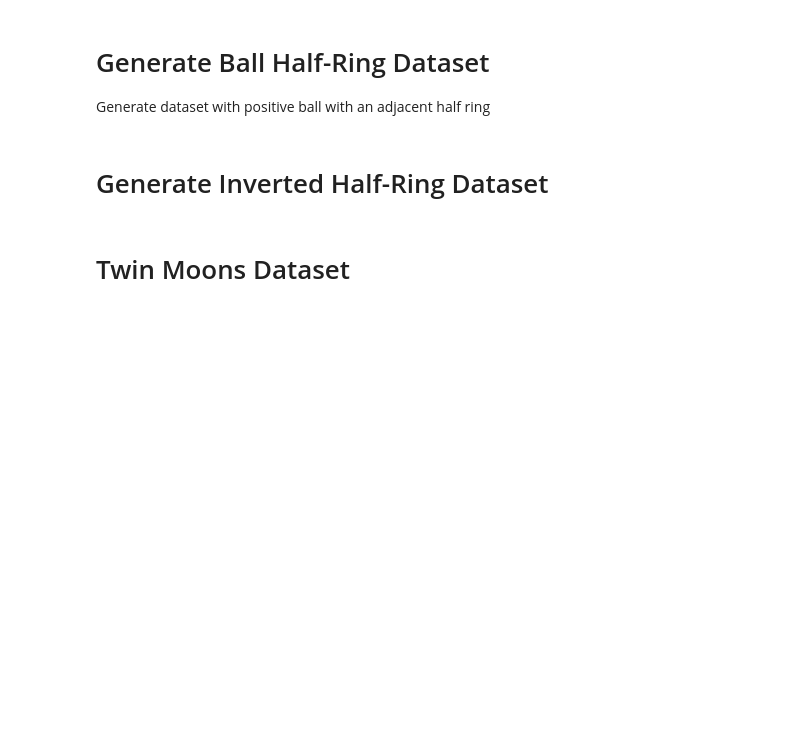
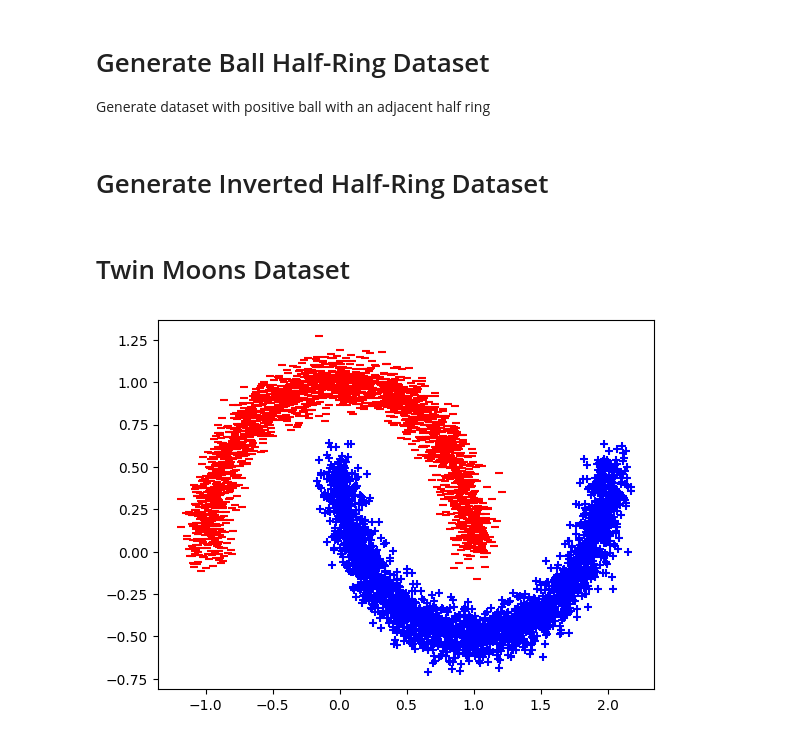
Before and after one commit to Justme21/strategic_classification_framework, a Jupyter notebook: data_tools/dataset_generation copy.ipynb, the cells around one changed output. Cells and saved outputs as stored; diff of their text form; code cells hidden in the pictures; blank space fills up the shorter version.

```diff
--- a/data_tools/dataset_generation copy.ipynb
+++ b/data_tools/dataset_generation copy.ipynb
@@ -177,10 +177,33 @@ from sklearn.datasets import make_moons
 
 N = 5000
 
-X, Y = make_moons(n_samples=N, noise=0.2, random_state=SEED)
+#X, Y = make_moons(n_samples=N, noise=0.2, random_state=SEED)
+X, Y = make_moons(n_samples=N, noise=0.075, random_state=SEED)
 
 X = torch.from_numpy(X)
 Y = torch.where(torch.from_numpy(Y)==0, -1, 1)
 # %%
 dataset_name = f'twin_moons'.replace('.', '_')
 save_dataset(X, Y, dataset_name)
+# %%
+%matplotlib inline
+
+import matplotlib.pyplot as plt
+def visualize_data2D(X, y):
+    """Visualise 2D Dataset"""
+    assert X.size(1) == 2
+    if not X.size(1) == 2:
+        return
+
+    Xpos = X[y == 1]
+    Xneg = X[y == -1]
+
+    fig = plt.figure()
+    ax = fig.add_subplot(111)
+    ax.scatter(Xpos[:, 0], Xpos[:, 1], marker='+', color='blue')
+    ax.scatter(Xneg[:, 0], Xneg[:, 1], marker='_', color='red')
+    plt.show()
+# %%
+visualize_data2D(X, Y)
+# %% [output]
+[figure, added]
```
Also changed, not shown: 5 other files.
